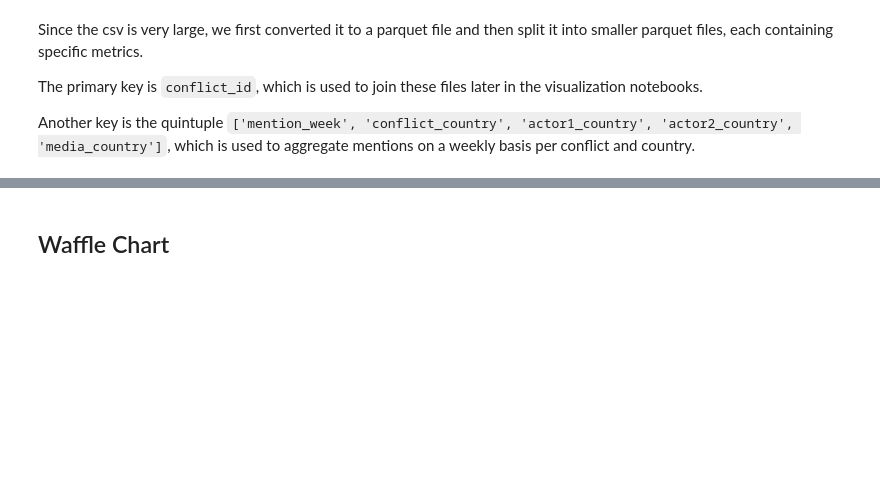
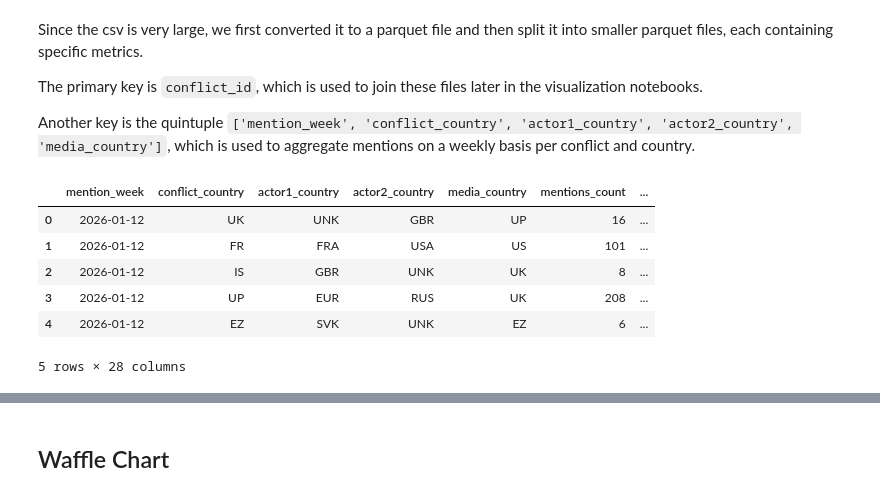
Before and after one commit to group-rho-dataviz/group-rho-dataviz.github.io, a Jupyter notebook: preprocessing/data_prepocessing.ipynb, the cells around one changed output, grey strips where cells are left out. Saved outputs shown, nothing was run; the diff lists cells and outputs as text; code cells hidden in the pictures; blank space fills up the shorter version.

```diff
--- a/preprocessing/data_prepocessing.ipynb
+++ b/preprocessing/data_prepocessing.ipynb
@@ -38,3 +38,14 @@ Since the csv is very large, we first converted it to a parquet file and then sp
 The primary key is `conflict_id`, which is used to join these files later in the visualization notebooks.
 
 Another key is the quintuple `['mention_week', 'conflict_country', 'actor1_country', 'actor2_country', 'media_country']`, which is used to aggregate mentions on a weekly basis per conflict and country.
+# %%
+df_mentions = pd.read_parquet('../data/GDELT/conflict_data_final.parquet')
+df_mentions.head()
+# %% [output]
+|  | mention_week | conflict_country | actor1_country | actor2_country | media_country | mentions_count | ... |
+| 0 | 2026-01-12 | UK | UNK | GBR | UP | 16 | ... |
+| 1 | 2026-01-12 | FR | FRA | USA | US | 101 | ... |
+| 2 | 2026-01-12 | IS | GBR | UNK | UK | 8 | ... |
+| 3 | 2026-01-12 | UP | EUR | RUS | UK | 208 | ... |
+| 4 | 2026-01-12 | EZ | SVK | UNK | EZ | 6 | ... |
+5 rows × 28 columns
```
Also changed, not shown: parts of 5 cells of this notebook, 1 other file.
